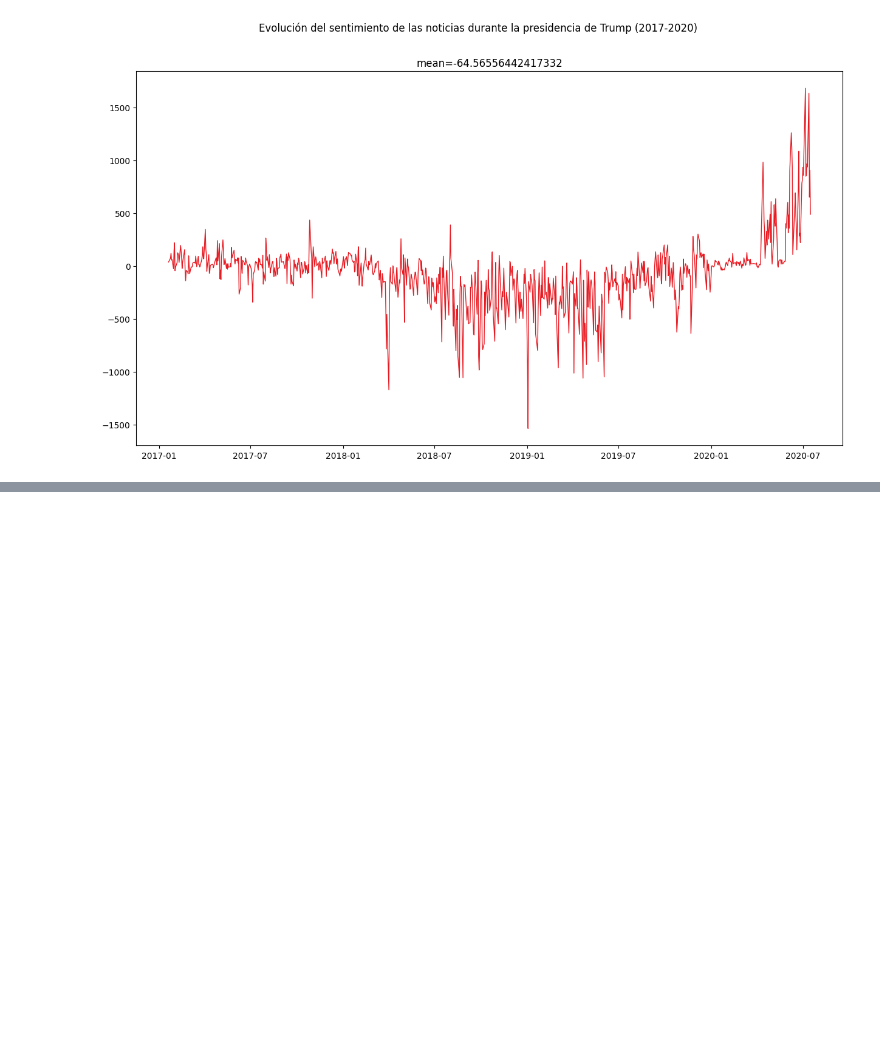
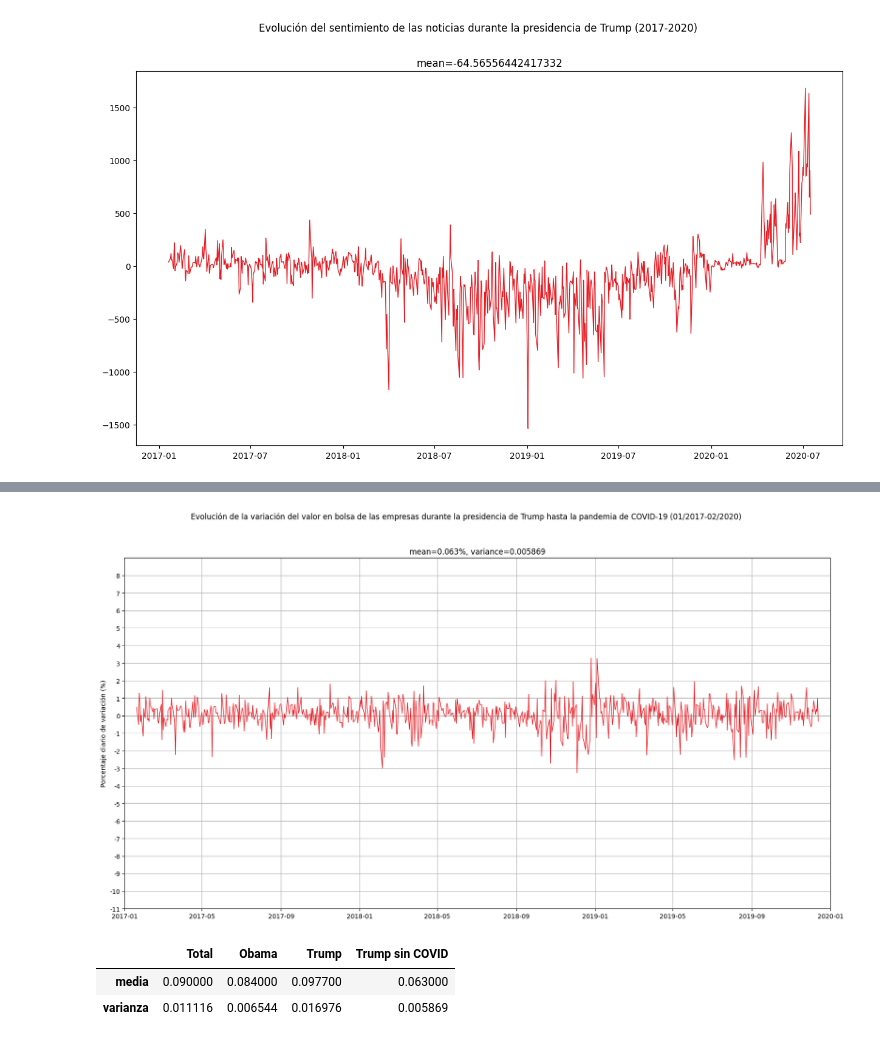
Before and after one commit to kliniik/US-Tech-Stock, a Jupyter notebook: notebooks/Sergio/Entrega 4.ipynb, the cells around one changed output, grey strips where cells are left out. Cells and saved outputs as stored; diff of their text form; code cells hidden in the pictures; blank space fills up the shorter version.

```diff
--- a/notebooks/Sergio/Entrega 4.ipynb
+++ b/notebooks/Sergio/Entrega 4.ipynb
@@ -206,0 +413,25 @@ plt.savefig("plot_evolucion_sentimientos_trump.png")
+# %%
+x = bolsa_trump_pct["Date"][bolsa_trump_pct['Date'].dt.date<=pd.Timestamp("2019-12-13").date()]
+y = bolsa_trump_pct["value"][bolsa_trump_pct['Date'].dt.date<=pd.Timestamp("2019-12-13").date()]
+media = round(y.mean()*100, 4)
+varianza = round(np.var(y)*100, 6)
+plt.figure(figsize=figs_size)
+plt.suptitle("Evolución de la variación del valor en bolsa de las empresas durante la presidencia de Trump hasta la pandemia de COVID-19 (01/2017-02/2020)")
+plt.title(f"mean={media}%, variance={varianza}")
+plt.plot(x, y, color="#E81B23", linewidth=1)
+plt.yticks(np.arange(*pcts_ylim, step=0.01), np.arange(-11, 9, step=1))
+plt.xlim(pd.Timestamp("2017-01-01").date(), pd.Timestamp("2020-01-01").date())
+plt.ylim(pcts_ylim)
+plt.ylabel("Porcentaje diario de variación (%)")
+plt.grid()
+plt.savefig("plot_evolucion_bolsa_trump_porcentaje_sin_covid.png")
+medias_y_varianzas_dict["Trump sin COVID"].extend([media, varianza])
+# %% [output]
+[figure, added]
+# %%
+medias_y_varianzas_df = pd.DataFrame(medias_y_varianzas_dict, index=["media", "varianza"])
+medias_y_varianzas_df
+# %% [output]
+|  | Total | Obama | Trump | Trump sin COVID |
+| media | 0.090000 | 0.084000 | 0.097700 | 0.063000 |
+| varianza | 0.011116 | 0.006544 | 0.016976 | 0.005869 |
```
Also changed, not shown: parts of 15 cells of this notebook, 6 other files.
